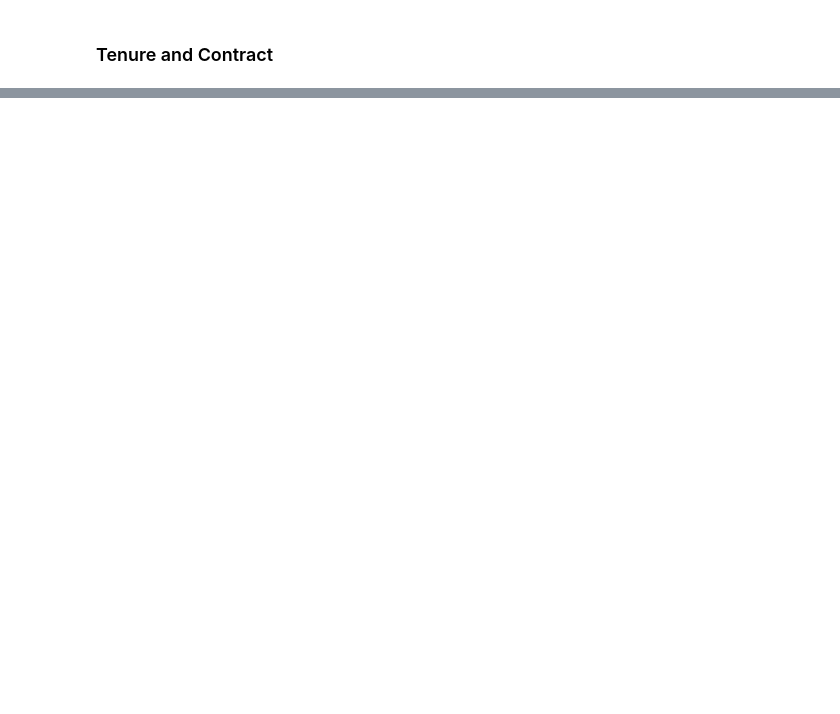
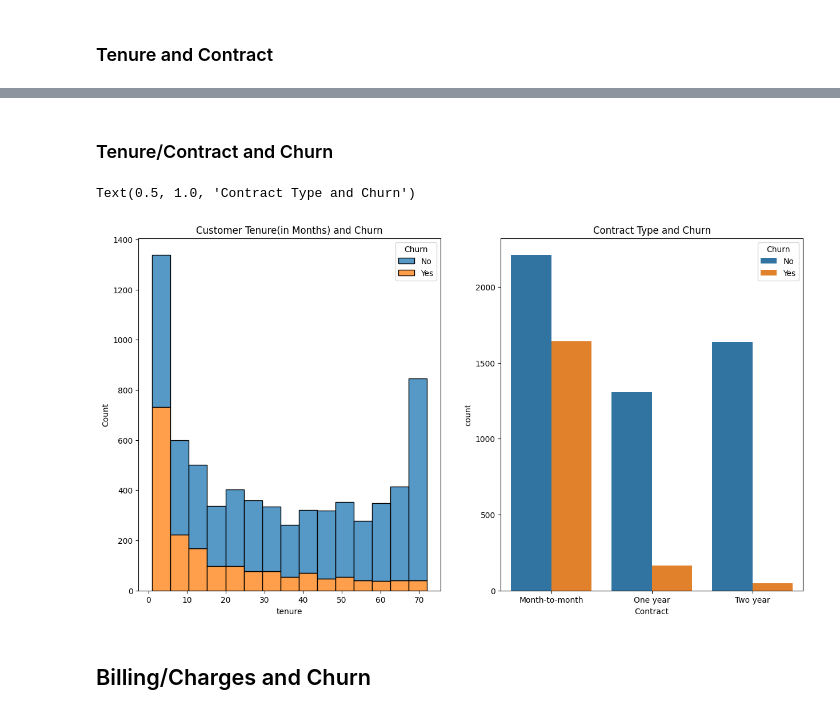
Before and after one commit to salomonzambrano/Portfolio-focused-on-Data-Science-, a Jupyter notebook: notebooks/Telecom Customer Churn Prediction.ipynb, the cells around one changed output, grey strips where cells are left out. Drawn from its saved outputs; the diff is of its cells as text; code cells hidden in the pictures; blank space fills up the shorter version.

```diff
--- a/notebooks/Telecom Customer Churn Prediction.ipynb
+++ b/notebooks/Telecom Customer Churn Prediction.ipynb
@@ -218,0 +316,11 @@ From this, I conclude that part from the internet and phone services, the stream
+# %% [markdown]
+### Tenure/Contract and Churn
+# %%
+fig, ax = plt.subplots(1,2, figsize=(15,8))
+sns.histplot(x = 'tenure', data=df, ax=ax[0], hue='Churn', multiple='stack').set_title('Customer Tenure(in Months) and Churn')
+sns.countplot(x = 'Contract', data = df, ax=ax[1], hue= 'Churn').set_title('Contract Type and Churn')
+# %% [output]
+Text(0.5, 1.0, 'Contract Type and Churn')
+[figure, added]
+# %% [markdown]
+## Billing/Charges and Churn
```
Also changed, not shown: parts of 20 cells of this notebook.
